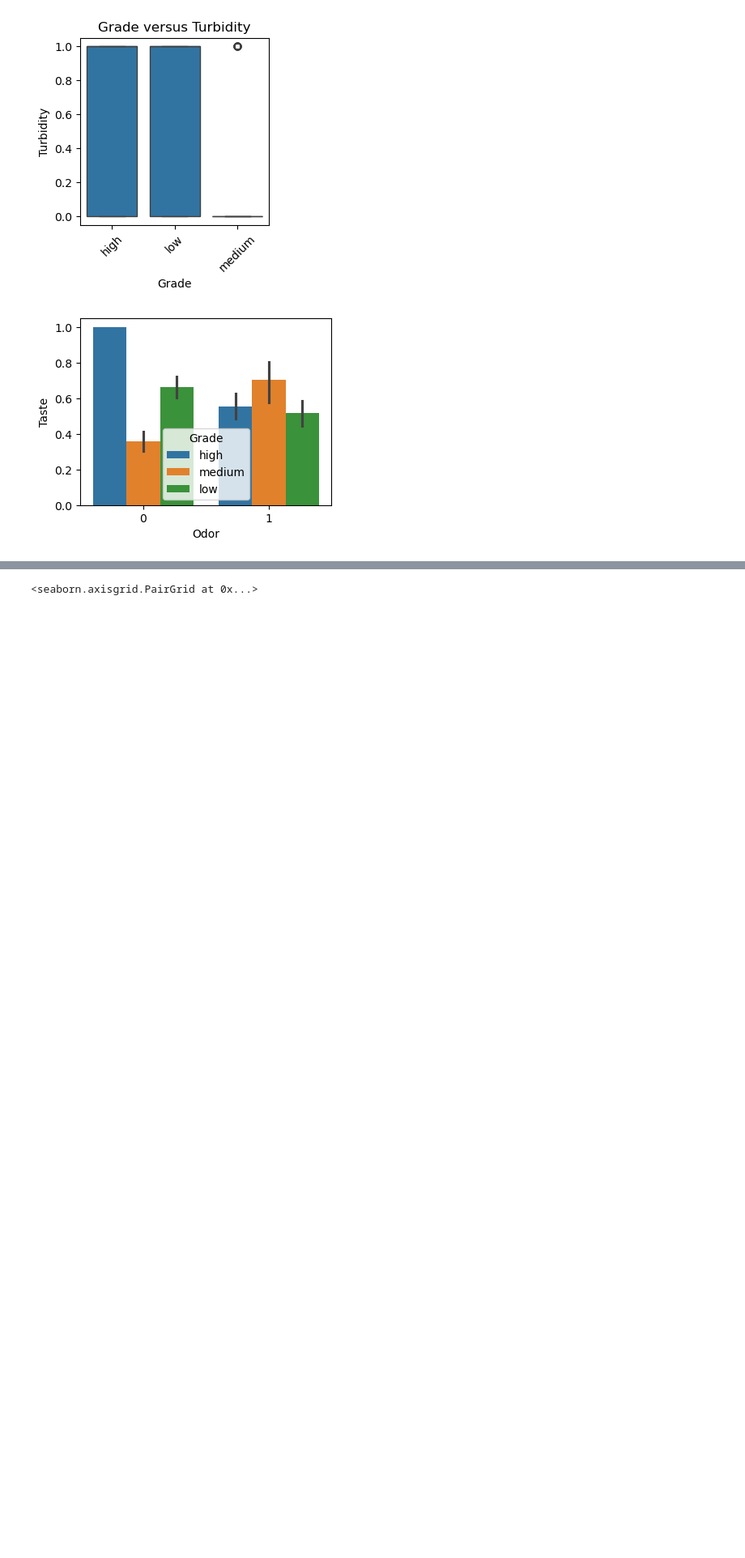
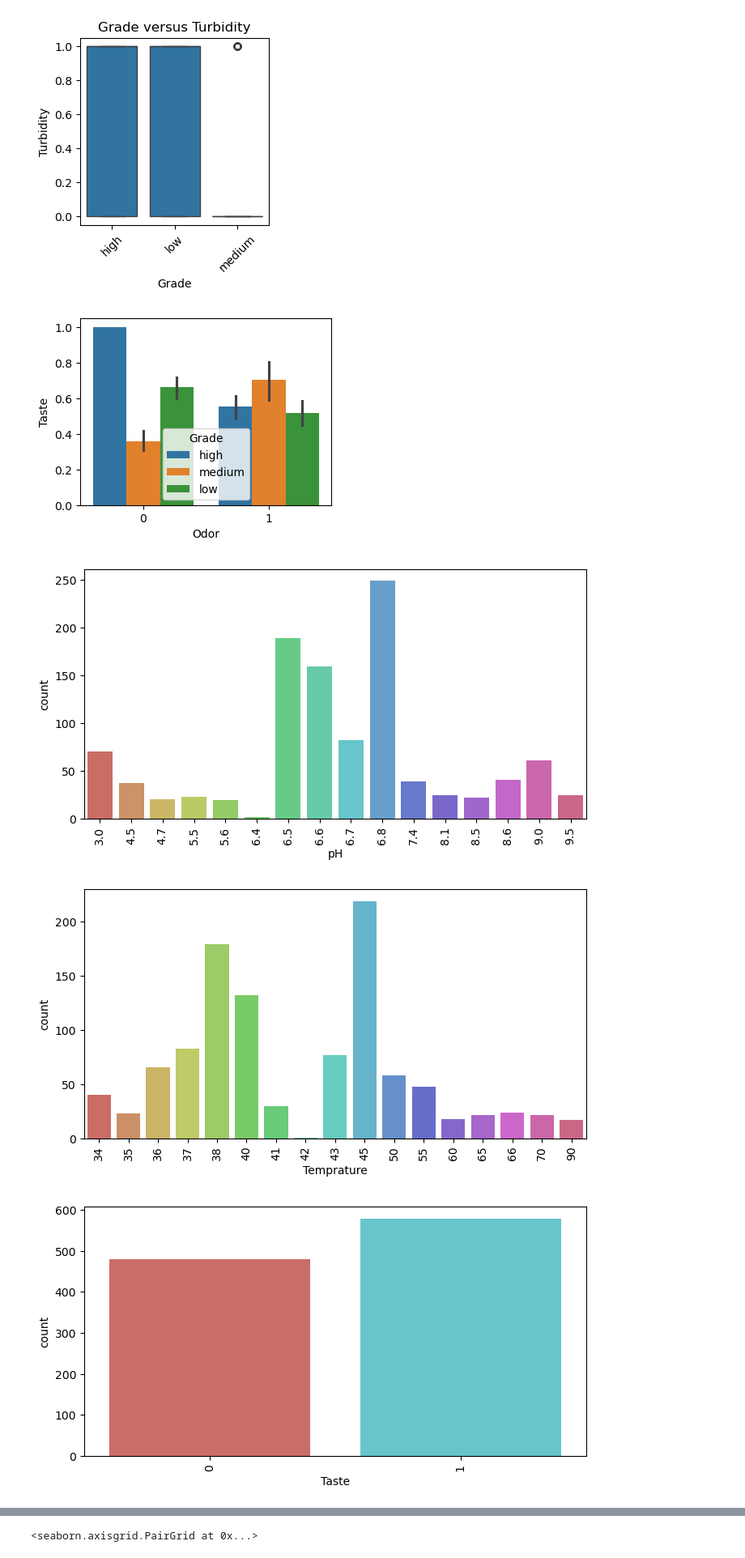
Before and after one commit to kintan-pitaloka/MilkQualityPredicitions, a Jupyter notebook: MilkQualityPredictions.ipynb, the cells around one changed output, grey strips where cells are left out. Shown at 81% size. Saved outputs shown, nothing was run; the diff lists cells and outputs as text; code cells hidden in the pictures; blank space fills up the shorter version.

Commit message:
update milk
- plot EDA

```diff
--- a/MilkQualityPredictions.ipynb
+++ b/MilkQualityPredictions.ipynb
@@ -80,3 +97,8 @@ Grade         False
 dtype: bool
 # %% [markdown]
 ### Exploratory Data Analysis (EDA)
+# %%
+for i in milkdata.columns:
+  print(i)
+  print(milkdata[i].unique())
+  print('\n')
@@ -82,0 +123,5 @@ dtype: bool
+# %%
+for i in milkdata.columns:
+  print(i)
+  print(milkdata[i].value_counts())
+  print('\n')
@@ -110,3 +173,13 @@ sns.barplot(x='Odor',y='Taste',hue='Grade',data=milkdata)
 plt.show()
 # %% [output]
 [figure]
+# %%
+for i in milkdata.columns:
+  plt.figure(figsize=(8,4))
+  sns.countplot( x = milkdata[i], data = milkdata, palette = 'hls')
+  plt.xticks(rotation = 90)
+  plt.show()
+# %% [output]
+[figure, added]
+[figure, added]
+[figure, added]
```
Also changed, not shown: parts of 30 cells of this notebook.
